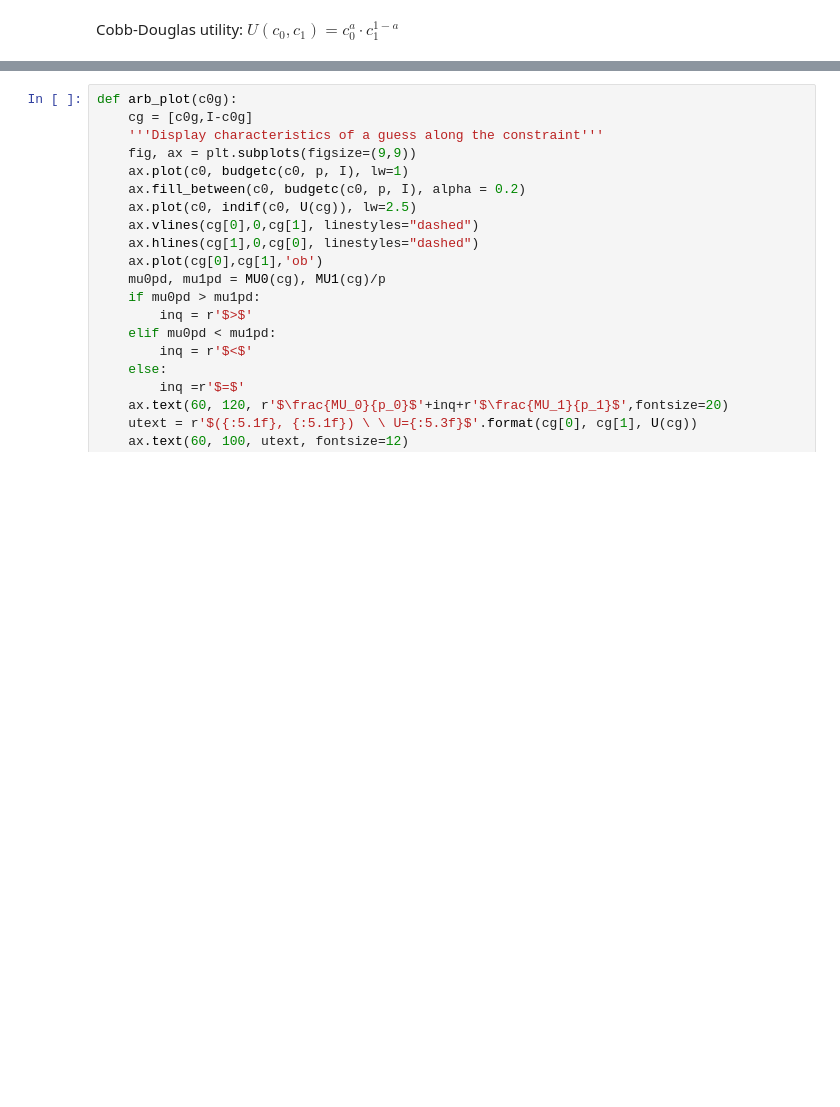
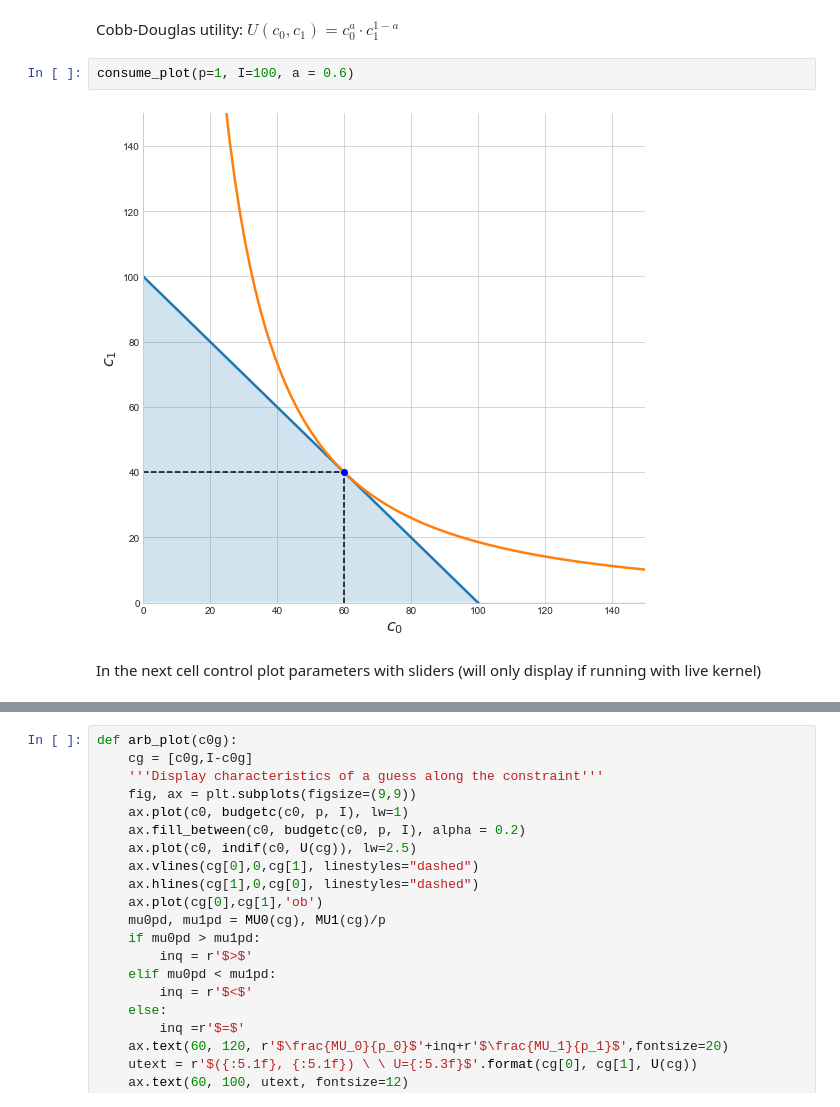
Before and after one commit to jhconning/eco701micro, a Jupyter notebook: notebooks/01_Constrained_Optimization.ipynb, the cells around one changed output, grey strips where cells are left out. Saved outputs shown, nothing was run; the diff lists cells and outputs as text; blank space fills up the shorter version.

Commit message:
improve plots and widgets

```diff
--- a/notebooks/01_Constrained_Optimization.ipynb
+++ b/notebooks/01_Constrained_Optimization.ipynb
@@ -91,5 +92,11 @@ def consume_plot(p, I, a=alpha):
     plt.show()
 # %% [markdown]
 Cobb-Douglas utility:  $U(c_0,c_1) = c_0^a \cdot c_1^{1-a}$
+# %%
+consume_plot(p=1, I=100, a = 0.6)
+# %% [output]
+[figure, added]
+# %% [markdown]
+In the next cell control plot parameters with sliders (will only display if running with live kernel)
 # %%
 interact(consume_plot, p=(0.5,2,0.1), I=(50,150,10), a=(0.1,0.9,0.1));
```
Also changed, not shown: parts of 8 cells of this notebook.
